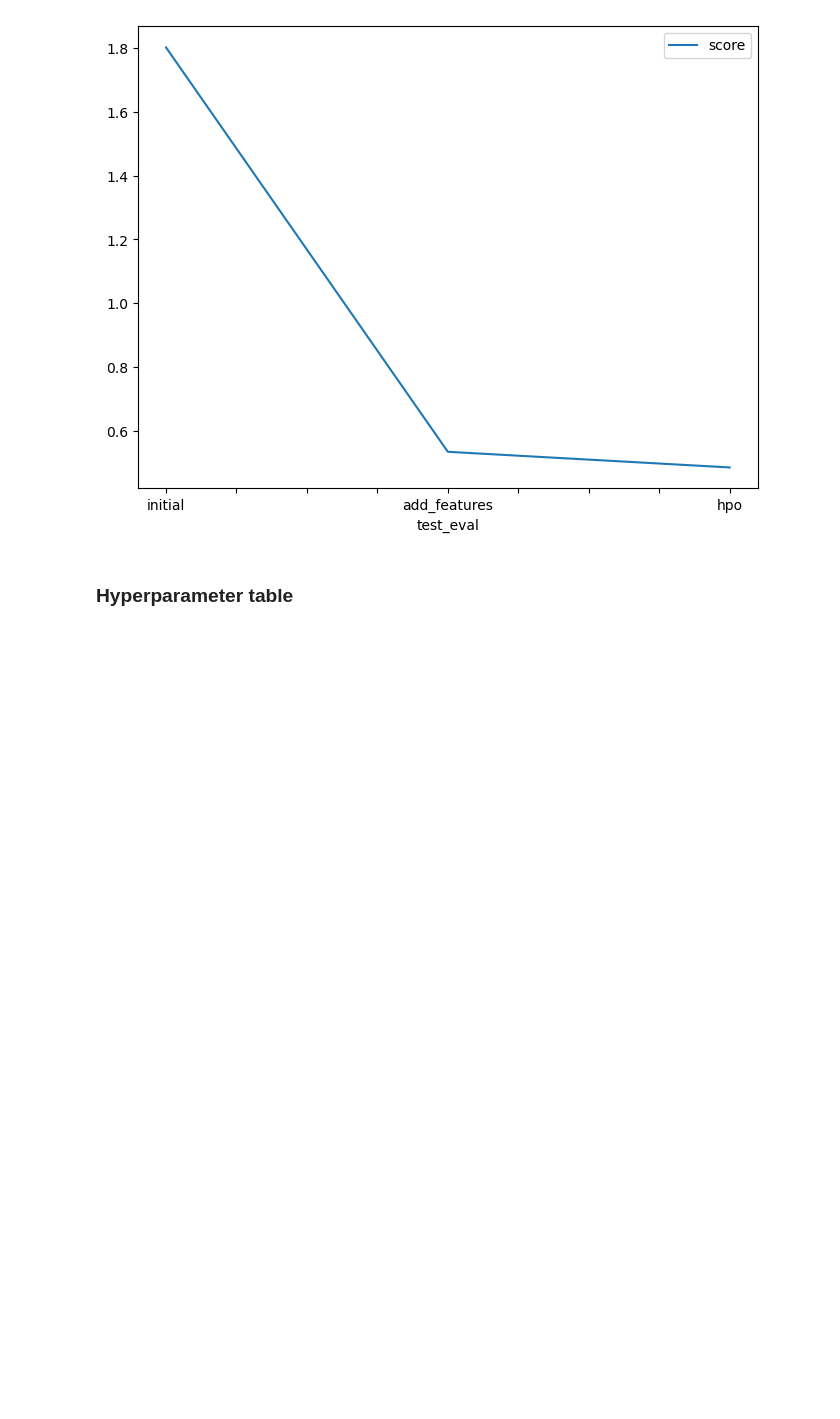
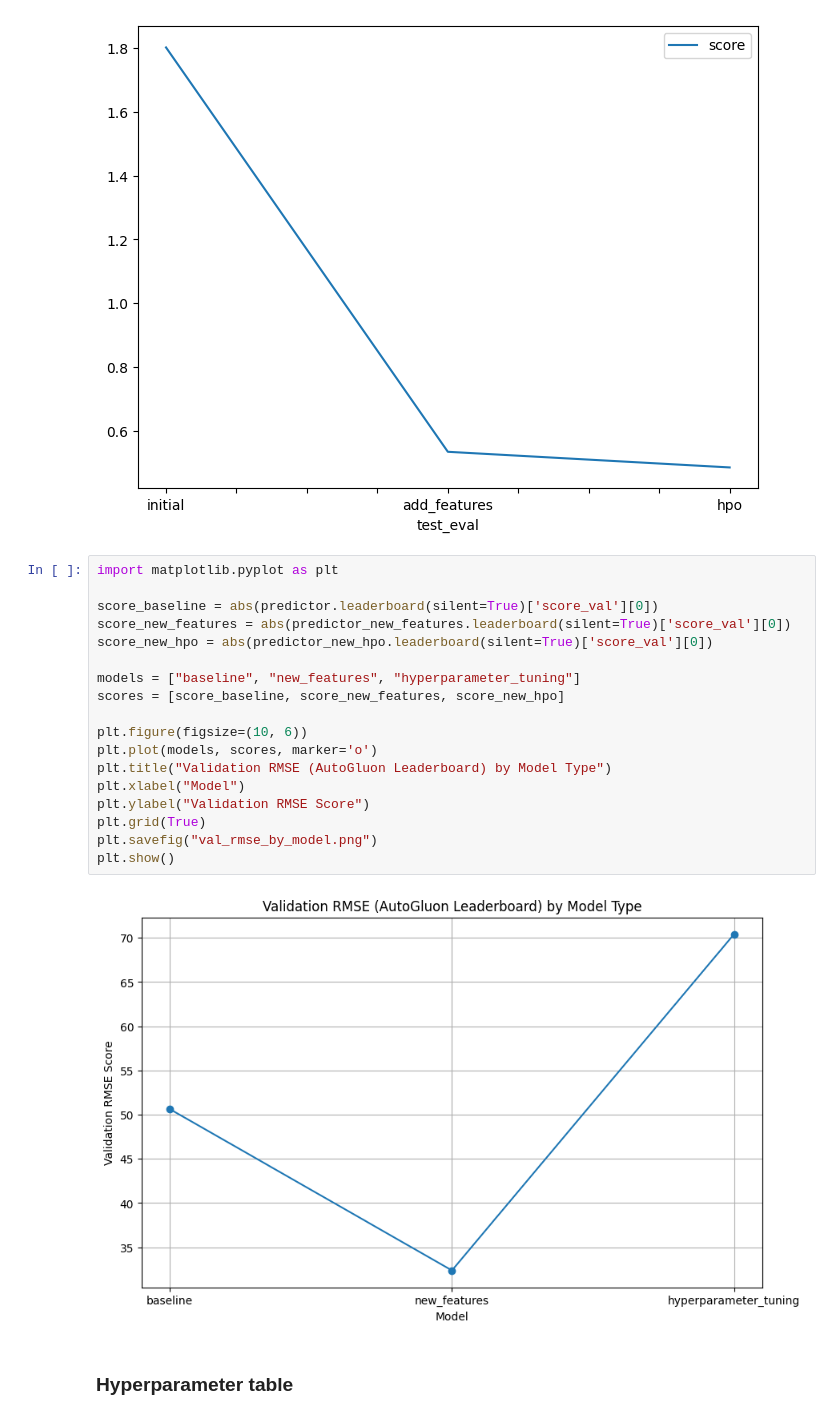
Before and after one commit to verodw/bike-sharing-demand, a Jupyter notebook: Documents/bike-sharing-demand/project-template.ipynb, the cells around one changed output. Drawn from its saved outputs; the diff is of its cells as text; blank space fills up the shorter version.

Commit message:
revision graph changes & report

```diff
--- a/Documents/bike-sharing-demand/project-template.ipynb
+++ b/Documents/bike-sharing-demand/project-template.ipynb
@@ -827,6 +796,26 @@ fig = pd.DataFrame(
 fig.savefig('model_test_score.png')
 # %% [output]
 [figure]
+# %%
+import matplotlib.pyplot as plt
+
+score_baseline = abs(predictor.leaderboard(silent=True)['score_val'][0])
+score_new_features = abs(predictor_new_features.leaderboard(silent=True)['score_val'][0])
+score_new_hpo = abs(predictor_new_hpo.leaderboard(silent=True)['score_val'][0])
+
+models = ["baseline", "new_features", "hyperparameter_tuning"]
+scores = [score_baseline, score_new_features, score_new_hpo]
+
+plt.figure(figsize=(10, 6))
+plt.plot(models, scores, marker='o')
+plt.title("Validation RMSE (AutoGluon Leaderboard) by Model Type")
+plt.xlabel("Model")
+plt.ylabel("Validation RMSE Score")
+plt.grid(True)
+plt.savefig("val_rmse_by_model.png")
+plt.show()
+# %% [output]
+[figure, added]
 # %% [markdown]
 ### Hyperparameter table
 # %%
```
Also changed, not shown: parts of 20 cells of this notebook, 8 other files.
